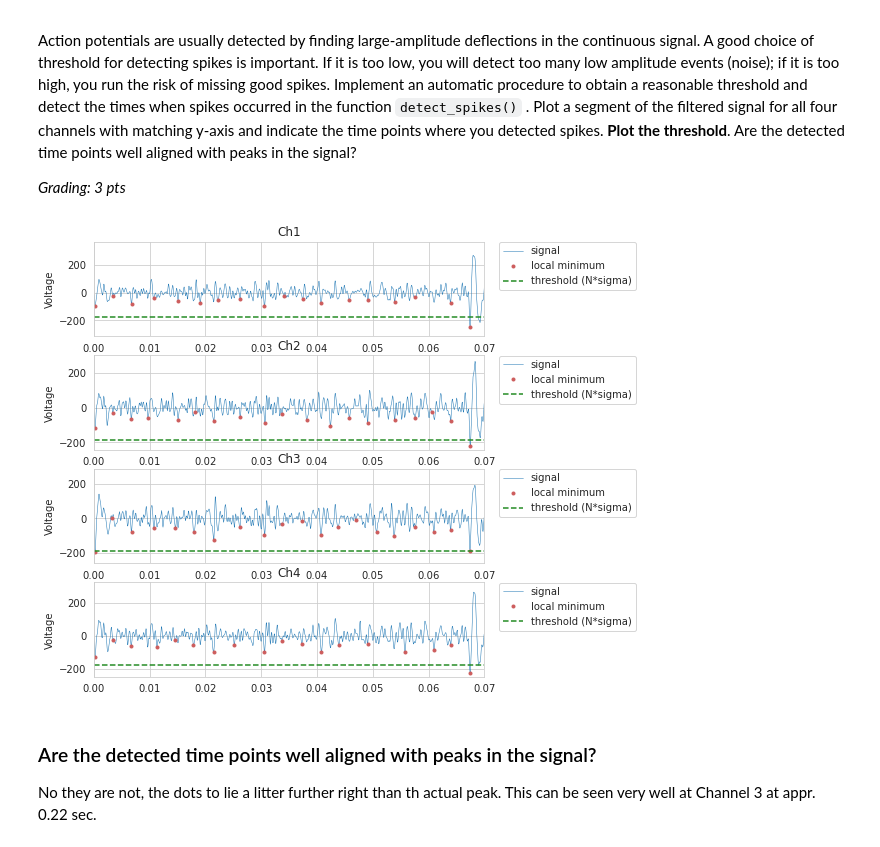
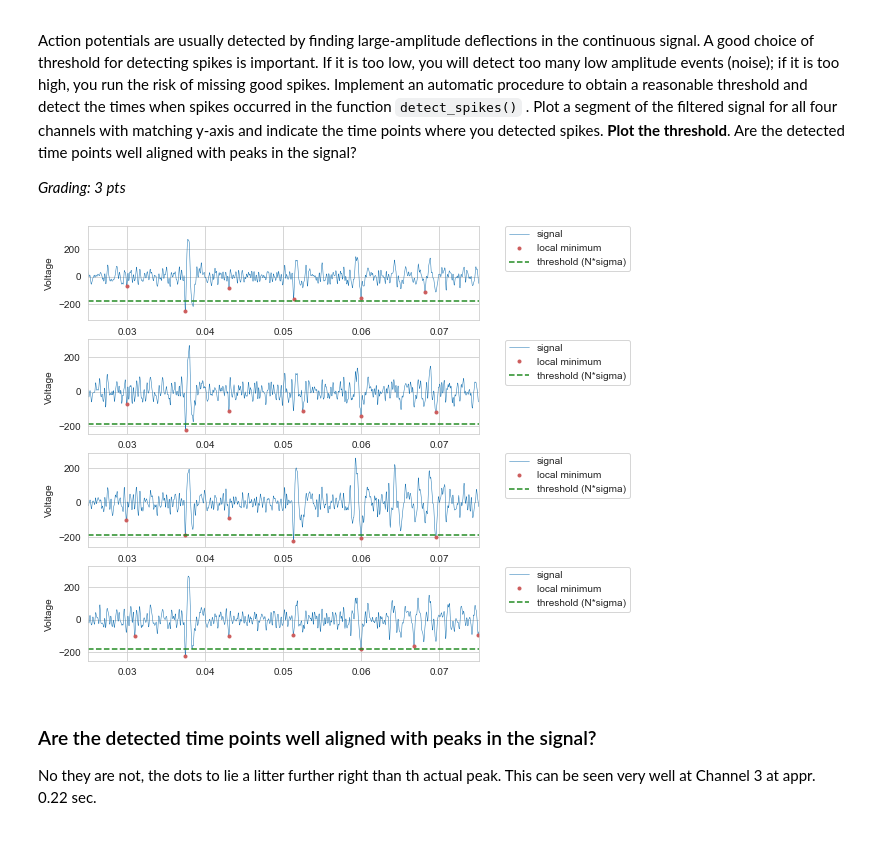
Before and after one commit to hammour95/NeuralDataScience-, a Jupyter notebook: Task_1/CodingLab1.ipynb, the cells around one changed output. Cells and saved outputs as stored; diff of their text form; code cells hidden in the pictures.

Commit message:
changed the plotting in task2

```diff
--- a/Task_1/CodingLab1.ipynb
+++ b/Task_1/CodingLab1.ipynb
@@ -28,7 +28,7 @@ sns.set_style('whitegrid')
 # %%
 fs = 30000     # sampling rate of the signal in Hz
 dt = 1/fs
-x = pd.read_csv('nda_ex_1.csv', header=0, names=('Ch1', 'Ch2', 'Ch3', 'Ch4'))
+x = pd.read_csv('../data/nda_ex_1.csv', header=0, names=('Ch1', 'Ch2', 'Ch3', 'Ch4'))
 # %%
 x.describe()
 # %% [output]
@@ -237,27 +238,26 @@ def detect_spikes(x,fs, N=5, lockout=10):
 
     return (s, t), thrd
 # %%
-(s, t), threshold = detect_spikes(xf.values, fs, lockout=50)
+(s, t), threshold = detect_spikes(xf.values, fs, lockout=150)
 # %%
-lin = np.linspace(0, 3, 50000)
+lin = np.linspace(0, 3, 90000)
 
 f = plt.figure(figsize=(7, 8))
 i = 0
 for ch in xf:
     test = xf[ch]
     f.add_subplot(4,1,i+1)
-    plt.title(ch)
-    plt.plot(lin, xf[ch][:50000], linewidth=0.5, label='signal')
+    plt.plot(lin, xf[ch][:90000], linewidth=0.5, label='signal')
     plt.plot(lin[s[i][:90]], test[s[i][:90]], '.', color='indianred', label='local minimum')
     plt.axhline(y=threshold[i], color='forestgreen', linestyle='--', label='threshold (N*sigma)')
     plt.ylabel("Voltage")
-    plt.xlim([0,0.07])
+    plt.xlim([0.025,0.075])
     plt.legend(bbox_to_anchor=(1.4,1.05), loc='upper right')
     i += 1
 
 plt.show()
 # %% [output]
-[figure, old version]
+[figure, new version]
 # %% [markdown]
 ### Are the detected time points well aligned with peaks in the signal?
 
```
Also changed, not shown: parts of 2 cells of this notebook.
